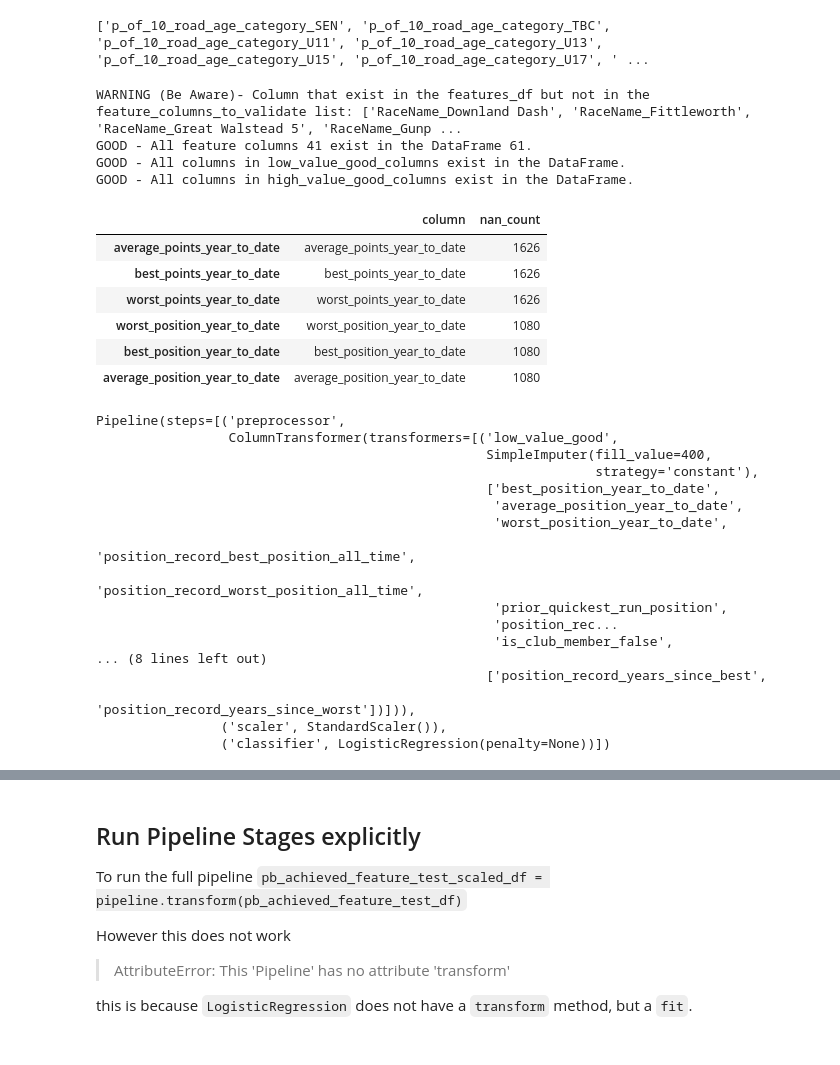
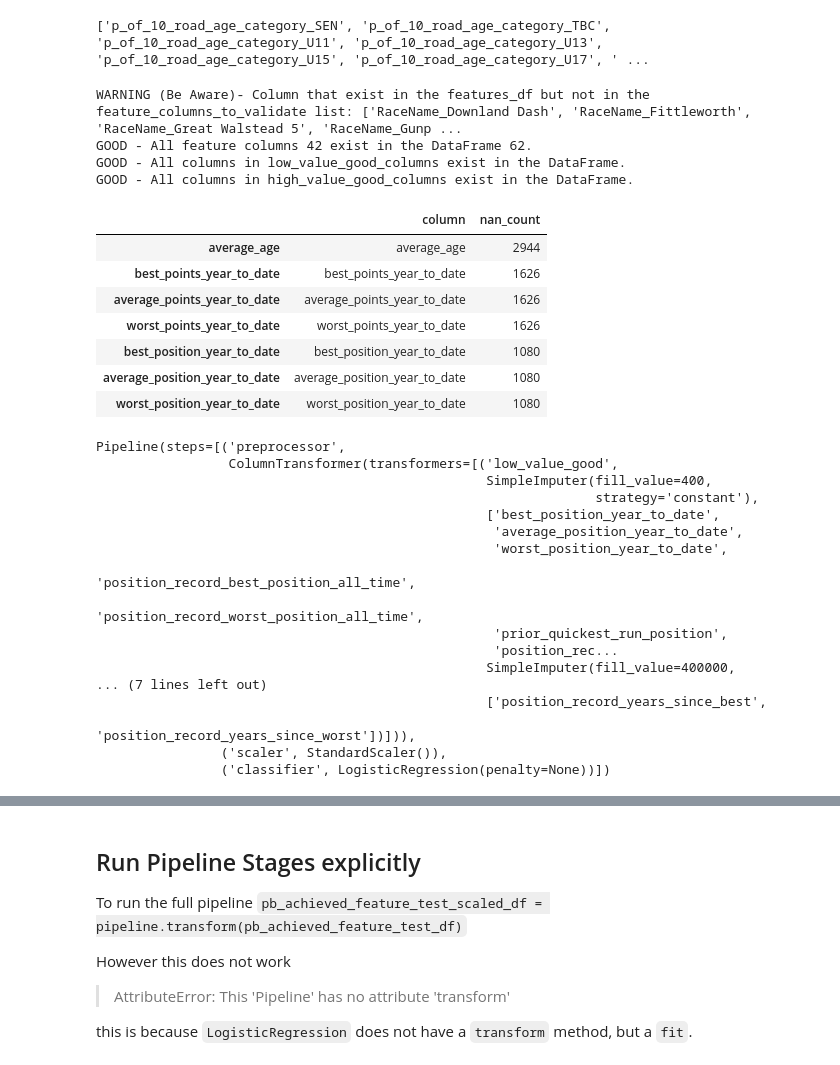
Before and after one commit to CoderGregH/wsfrl, a Jupyter notebook: WhatDrivesPb.ipynb, the cells around one changed output, grey strips where cells are left out. Drawn from its saved outputs; the diff is of its cells as text; code cells hidden in the pictures.

```diff
--- a/WhatDrivesPb.ipynb
+++ b/WhatDrivesPb.ipynb
@@ -379,14 +342,16 @@ def validate_features(features_df,
                       high_value_good_features: list,
                       boolean_features: list,
                       time_in_seconds_features: list,
-                      years_since_value_features: list) -> list:
+                      years_since_value_features: list,
+                      average_ok_columns) -> list:
 
 
     feature_columns_to_validate = (low_value_good_features
                                       + high_value_good_features
                                       + boolean_features
                                       + time_in_seconds_features
-                                      + years_since_value_features)
+                                      + years_since_value_features
+                                      + average_ok_columns)
 
 
     # Find columns that are not in the combined feature list
@@ -443,6 +408,8 @@ time_in_seconds_columns = [ "prior_quickest_run_time_in_seconds"]
 
 years_since_value_columns = ["position_record_years_since_best", "position_record_years_since_worst"]
 
+average_ok_columns = ["average_age"]
+
 low_value_good_columns = [
     "best_position_year_to_date", "average_position_year_to_date", "worst_position_year_to_date", "position_record_best_position_all_time", "position_record_worst_position_all_time", "prior_quickest_run_position",  "position_record_average_position_all_time"]
 
@@ -451,23 +418,25 @@ high_value_good_columns = ["fellow_club_mates_running", "fellow_club_mates_runni
 # %%
 # Combine the lists
 all_feature_columns = validate_features(pb_achieved_feature_train_df_pandas,
                                         low_value_good_columns,
                                         high_value_good_columns,
                                         binary_columns,
                                         time_in_seconds_columns,
-                                        years_since_value_columns)
+                                        years_since_value_columns,
+                                        average_ok_columns)
 # %% [output]
 WARNING (Be Aware)- Column that exist in the features_df but not in the feature_columns_to_validate list: ['RaceName_Downland Dash', 'RaceName_Fittleworth', 'RaceName_Great Walstead 5', 'RaceName_Gunp ...
-GOOD - All feature columns 41 exist in the DataFrame 61.
+GOOD - All feature columns 42 exist in the DataFrame 62.
 GOOD - All columns in low_value_good_columns exist in the DataFrame.
 GOOD - All columns in high_value_good_columns exist in the DataFrame.
 |  | column | nan_count |
+| average_age | average_age | 2944 |
+| best_points_year_to_date | best_points_year_to_date | 1626 |
 | average_points_year_to_date | average_points_year_to_date | 1626 |
-| best_points_year_to_date | best_points_year_to_date | 1626 |
 | worst_points_year_to_date | worst_points_year_to_date | 1626 |
-| worst_position_year_to_date | worst_position_year_to_date | 1080 |
 | best_position_year_to_date | best_position_year_to_date | 1080 |
 | average_position_year_to_date | average_position_year_to_date | 1080 |
+| worst_position_year_to_date | worst_position_year_to_date | 1080 |
 # %%
 import numpy as np
 from sklearn.impute import SimpleImputer
@@ -478,10 +447,11 @@ from sklearn.preprocessing import StandardScaler
 
 # Create imputers for different columns
 
-seconds_value_imputer = SimpleImputer(strategy="constant", fill_value=400000)
 low_value_imputer = SimpleImputer(strategy="constant", fill_value=400)
 high_value_imputer = SimpleImputer(strategy="constant", fill_value=0) #-np.inf is too big for a float
 binary_value_imputer = SimpleImputer(strategy="constant", fill_value=np.uint8(0))
+seconds_value_imputer = SimpleImputer(strategy="constant", fill_value=400000)
+average_imputer = SimpleImputer(missing_values=np.nan, strategy='mean')
 
 
 # Combine the imputers using ColumnTransformer
@@ -491,6 +461,7 @@ preprocessor = ColumnTransformer(
         ("high_value_good", high_value_imputer, high_value_good_columns),
         ("binary", binary_value_imputer, binary_columns),
         ("seconds", seconds_value_imputer, time_in_seconds_columns),
+        ("average", average_imputer, average_ok_columns),
         ("years_since", SimpleImputer(strategy="constant", fill_value=0), years_since_value_columns),
     ]
 )
@@ -523,8 +494,8 @@ Pipeline(steps=[('preprocessor',
                                                    'position_record_worst_position_all_time',
                                                    'prior_quickest_run_position',
                                                    'position_rec...
-                                                   'is_club_member_false',
-... (8 lines left out)
+                                                  SimpleImputer(fill_value=400000,
+... (7 lines left out)
                                                   ['position_record_years_since_best',
                                                    'position_record_years_since_worst'])])),
                 ('scaler', StandardScaler()),
```
Also changed, not shown: parts of 18 cells of this notebook, 5 other files.
